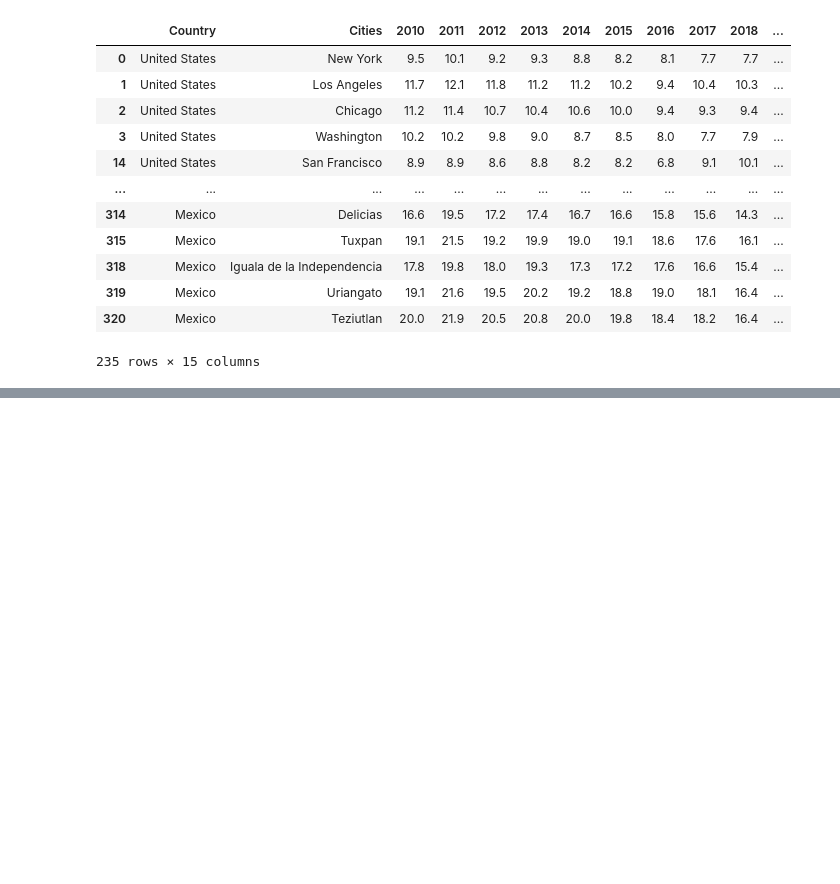
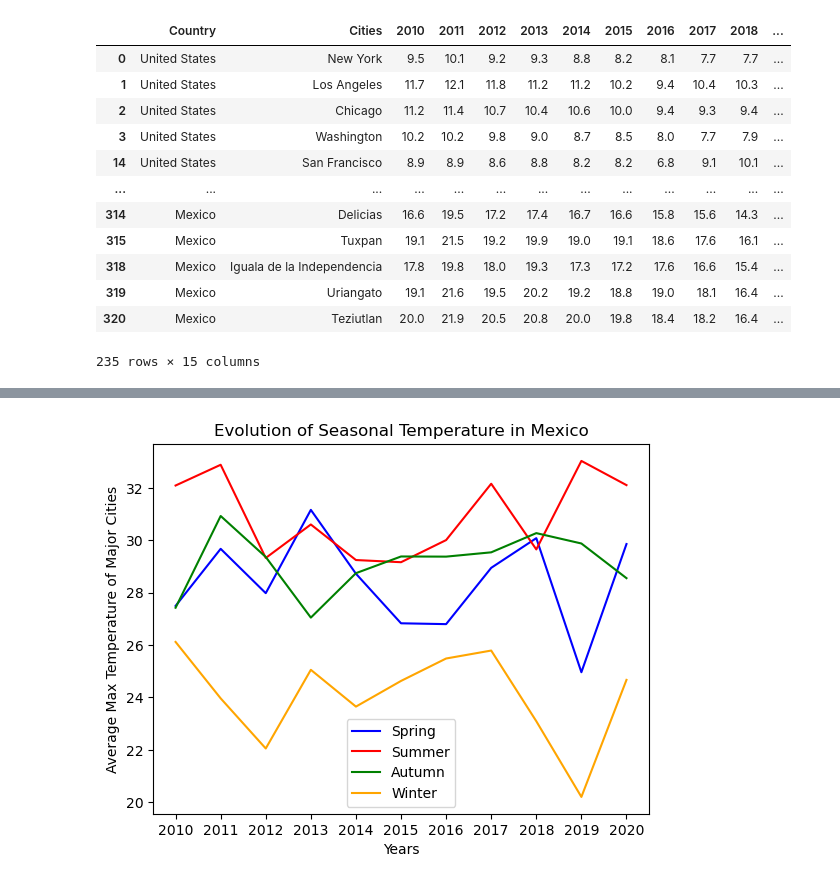
Before and after one commit to DiegoMartorell1620/Project1_Team7, a Jupyter notebook: Project 1 - Team 7.ipynb, the cells around one changed output, grey strips where cells are left out. Saved outputs shown, nothing was run; the diff lists cells and outputs as text; code cells hidden in the pictures; blank space fills up the shorter version.

```diff
--- a/Project 1 - Team 7.ipynb
+++ b/Project 1 - Team 7.ipynb
@@ -2459,0 +2682,6 @@ Southern_hemisphere.to_csv("Resources/Southern_Hemisphere_data.csv",index=False)
+# %%
+#Converting Country Mexico into Index
+Mexico_Max_Average_Temperatures_Spring_Df.set_index("Country", inplace=True)
+Mexico_Max_Average_Temperatures_Summer_Df.set_index("Country", inplace=True)
+Mexico_Max_Average_Temperatures_Autumn_Df.set_index("Country", inplace=True)
+Mexico_Max_Average_Temperatures_Winter_Df.set_index("Country", inplace=True)
@@ -2459,0 +2777,21 @@ Southern_hemisphere.to_csv("Resources/Southern_Hemisphere_data.csv",index=False)
+# %%
+#Evolution of Max temperatures in Mexico by season
+Range=np.arange(0,len(Mexico_Max_Average_Temperatures_Spring_Df_transposed))
+Years=[2010,2011,2012,2013,2014,2015,2016,2017,2018,2019,2020]
+#Plotting Spring
+plt.plot(Range,Mexico_Max_Average_Temperatures_Spring_Df_transposed['Mexico'],color='blue',label='Spring')
+#Plotting Summer
+plt.plot(Range,Mexico_Max_Average_Temperatures_Summer_Df_transposed['Mexico'],color='red',label='Summer')
+#Plotting Autumn
+plt.plot(Range,Mexico_Max_Average_Temperatures_Autumn_Df_transposed['Mexico'],color='green',label='Autumn')
+#Plotting Winter
+plt.plot(Range,Mexico_Max_Average_Temperatures_Winter_Df_transposed['Mexico'],color='orange',label='Winter')
+plt.xticks(Range, Years)
+plt.ylabel("Average Max Temperature of Major Cities")
+plt.xlabel("Years")
+plt.legend()
+plt.title("Evolution of Seasonal Temperature in Mexico")
+
+plt.show()
+# %% [output]
+[figure, added]
```
Also changed, not shown: parts of 45 cells of this notebook.
